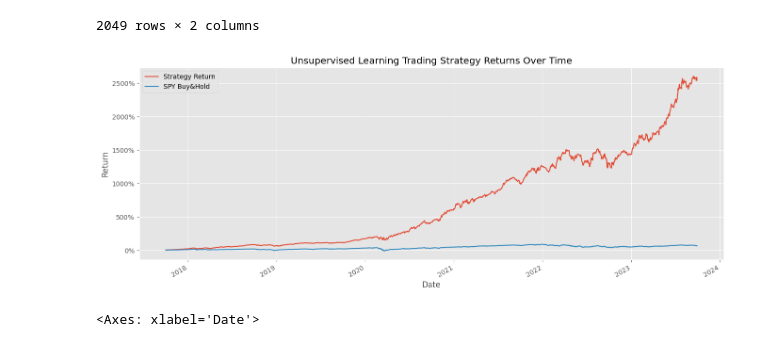
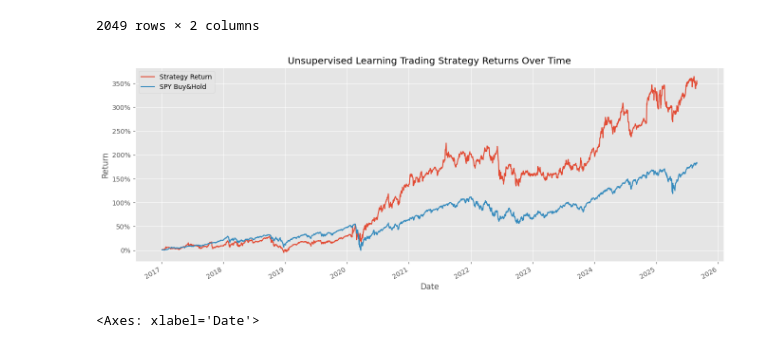
Before and after one commit to LukeJG/Trading-Algorithms, a Jupyter notebook: QuantFinance.ipynb, the cells around one changed output. Drawn from its saved outputs; the diff is of its cells as text; code cells hidden in the pictures.

```diff
--- a/QuantFinance.ipynb
+++ b/QuantFinance.ipynb
@@ -536,3 +514,7 @@ Data columns (total 17 columns):
  16  CMA               30405 non-null  float64
 dtypes: float64(17)
 memory usage: 4.1+ MB
+# %%
+data.drop(columns=['fwd_return_1m'], inplace=True)
+# %%
+data.drop(columns=['Pos_Or_Neg'], inplace=True)
@@ -1314,7 +1262,7 @@ Name: fwd_return_1m, dtype: float64
 # %% [markdown]
 ## Optimization
 # %%
-def robust_optimize_weights(mu, prices, lower_bound=0.0, risk_free_rate=0.04, verbose=False):
+def robust_optimize_weights(prices, lower_bound=0.0, risk_free_rate=0.04, verbose=False):
     try:
         if len(prices) < 5:
             if verbose:
@@ -1331,7 +1279,7 @@ def robust_optimize_weights(mu, prices, lower_bound=0.0, risk_free_rate=0.04, ve
             lower_bound = 0.0
 
         # Expected returns & covariance (use shrinkage for stability)
-        #mu = expected_returns.mean_historical_return(prices, frequency=252)
+        mu = expected_returns.mean_historical_return(prices, frequency=252)
 
         cov = risk_models.CovarianceShrinkage(prices).ledoit_wolf()
 
@@ -1487,8 +1435,13 @@ def run_portfolio_optimization(monthly_rets_df, stock_price_per_month_df, return
         if verbose:
             analyze_portfolio_weights(weights_dict, method_used, optimization_df)
 
+        exp_rets = expected_returns.mean_historical_return(optimization_df, frequency=252)
+        w = pd.Series(weights_dict).sort_values(ascending=False)
+        port_mu = float((w.reindex(exp_rets.index).fillna(0) * exp_rets).sum())
+
         optimization_results.append({
             'date': start_date,
+            'exp_ret': port_mu,
             'method': method_used,
             'n_assets': len(cols),
             'data_length': len(optimization_df)
@@ -1932,21 +1885,21 @@ weekly_df
 # %%
 import matplotlib.ticker as mtick
 
 plt.style.use('ggplot')
 
 portfolio_cumulative_return = np.exp(np.log1p(portfolio_df).cumsum())-1
 
-portfolio_cumulative_return[:'2023-09-29'].plot(figsize=(16,6))
+portfolio_cumulative_return[:'2025-09-29'].plot(figsize=(16,6))
 
 plt.title('Unsupervised Learning Trading Strategy Returns Over Time')
 
 plt.gca().yaxis.set_major_formatter(mtick.PercentFormatter(1))
 
 plt.ylabel('Return')
 
 plt.show()
 # %% [output]
-[figure, old version]
+[figure, new version]
 # %%
 # split weekly_df at 2020 and merge with portfolio_df at 2020
 train1 = weekly_df[:'2020-02-01']['Strategy Return']
```
Also changed, not shown: parts of 32 cells of this notebook.
